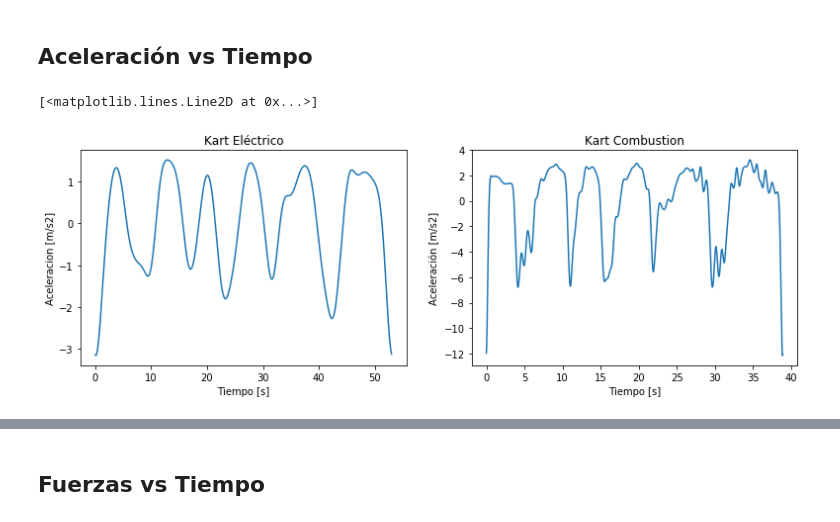
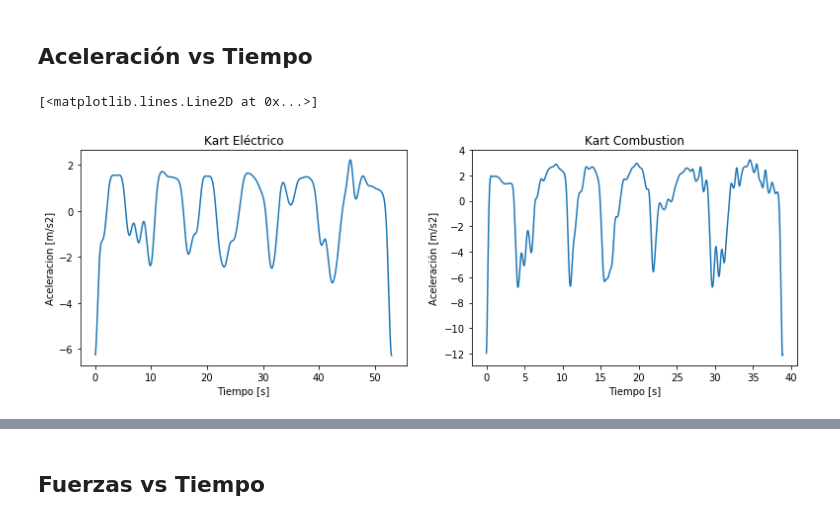
Before and after one commit to Jaimeandres97/Herramientas-Computacionales-IMEC3602, a Jupyter notebook: Taller03/Taller3.ipynb, the cells around one changed output, grey strips where cells are left out. Cells and saved outputs as stored; diff of their text form; code cells hidden in the pictures.

```diff
--- a/Taller03/Taller3.ipynb
+++ b/Taller03/Taller3.ipynb
@@ -79,6 +86,9 @@ masa_eq = 200 # ESto toca calcularlo correctamente
 gamma = 1 # aceleracion
 
 def accel(vx, ddt):
+    return ndimage.gaussian_filter1d(vx, sigma=10, order=1, mode='wrap') / ddt
+
+def accel_2(vx, ddt):
     return ndimage.gaussian_filter1d(vx, sigma=20, order=1, mode='wrap') / ddt
 
 def frodadura(vx,ax):
@@ -296,20 +312,20 @@ pylab.plot(tiempo_ele,vbs_1['VEL'][339:1400])
 # %%
 velms_el = vbs_1['VEL']/3.6
 velms_com = vbs_2['VEL']/3.6
 acx_el = accel(velms_el[339:1400],dt)
-acx_com = accel(velms_com[37900:41790],dt2)
+acx_com = accel_2(velms_com[37900:41790],dt2)
 
 pylab.figure(figsize=(13,4))
 pylab.subplot(1,2,2)
 pylab.title("Kart Combustion")
 pylab.xlabel("Tiempo [s]")
 pylab.ylabel ("Aceleración [m/s2]")
 pylab.plot(tiempo_com,acx_com)
 pylab.subplot(1,2,1)
 pylab.title("Kart Eléctrico")
 pylab.xlabel("Tiempo [s]")
 pylab.ylabel ("Aceleracion [m/s2]")
 pylab.plot(tiempo_ele,acx_el)
 # %% [output]
 [<matplotlib.lines.Line2D at 0x...>]
-[figure, old version]
+[figure, new version]
```
Also changed, not shown: parts of 19 cells of this notebook.
